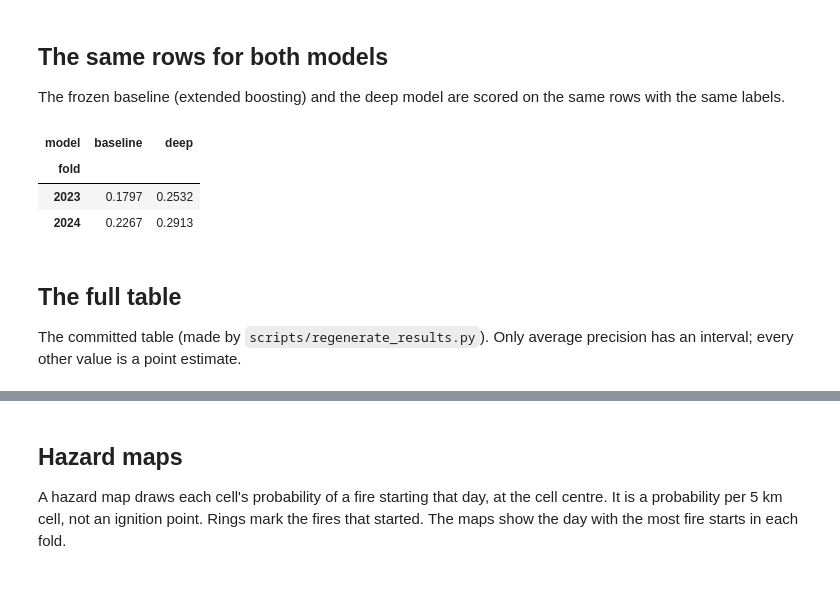
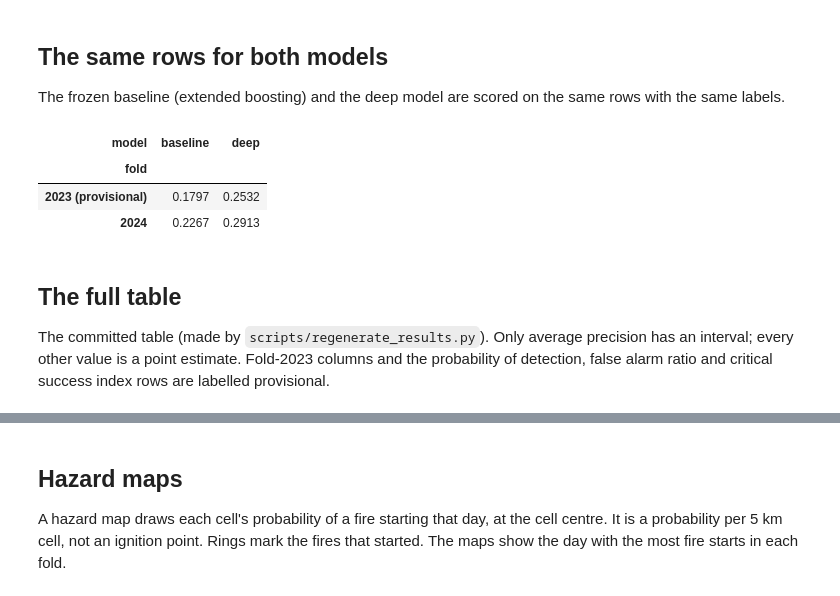
Before and after one commit to Terra-Watch/wildfire-ignition-forecasting, a Jupyter notebook: deep_multimodal/notebooks/03_results_and_hazard_maps.ipynb, the cells around one changed output, grey strips where cells are left out. Cells and saved outputs as stored; diff of their text form; code cells hidden in the pictures.

```diff
--- a/deep_multimodal/notebooks/03_results_and_hazard_maps.ipynb
+++ b/deep_multimodal/notebooks/03_results_and_hazard_maps.ipynb
@@ -21,17 +23,17 @@ The frozen baseline (extended boosting) and the deep model are scored on the sam
 # %%
 rows = []
 for year, fold in folds.items():
     for model in ['baseline', 'deep']:
         rows.append(dict(fold=year, model=model, average_precision=metrics.average_precision(fold.label, fold.raw[model])))
-pd.DataFrame(rows).pivot(index='fold', columns='model', values='average_precision').round(4)
+pd.DataFrame(rows).pivot(index='fold', columns='model', values='average_precision').rename(index={2023: '2023 (provisional)'}).round(4)
 # %% [output]
 | model | baseline | deep |
 | fold |  |  |
-| 2023 | 0.1797 | 0.2532 |
+| 2023 (provisional) | 0.1797 | 0.2532 |
 | 2024 | 0.2267 | 0.2913 |
 # %% [markdown]
 ## The full table
 
-The committed table (made by `scripts/regenerate_results.py`). Only average precision has an interval; every other value is a point estimate.
+The committed table (made by `scripts/regenerate_results.py`). Only average precision has an interval; every other value is a point estimate. Fold-2023 columns and the probability of detection, false alarm ratio and critical success index rows are labelled provisional.
 # %%
 table = pd.read_csv(Path('..') / 'results' / 'results_table.csv')
```
Also changed, not shown: parts of 5 cells of this notebook, 17 other files.
